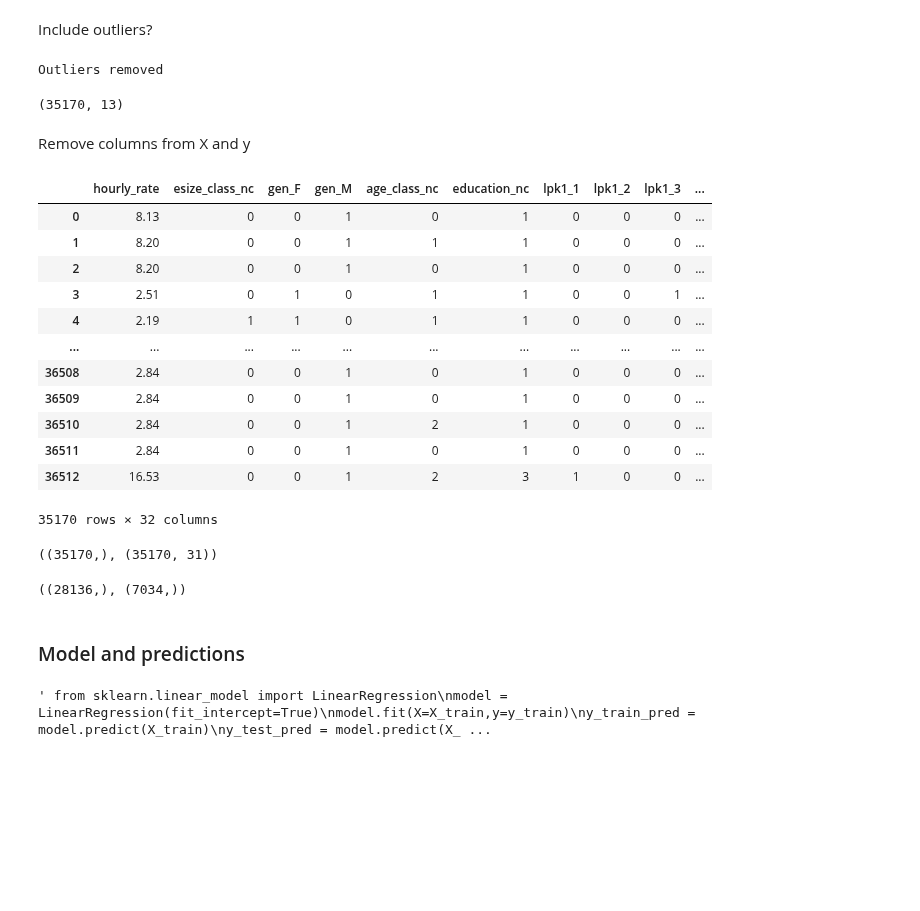
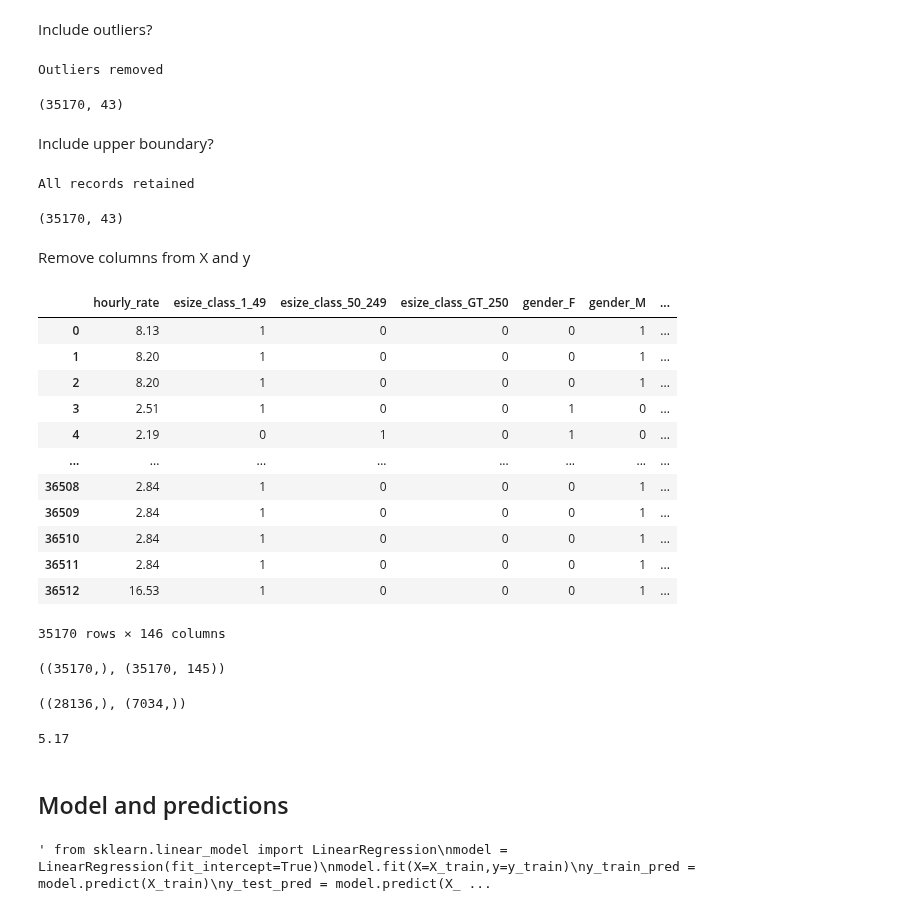
Before and after one commit to EdvinasStonevicius/LT-national-salary-analysis, a Jupyter notebook: python/03-Machine_learning_0_base.ipynb, the cells around one changed output. Drawn from its saved outputs; the diff is of its cells as text; code cells hidden in the pictures; blank space fills up the shorter version.

```diff
--- a/python/03-Machine_learning_0_base.ipynb
+++ b/python/03-Machine_learning_0_base.ipynb
@@ -24,0 +8,4 @@ data
+# %%
+#data = pd.read_csv('../Data/LT_DU_data_for_ML.csv') #Mix of ordinal and One Hot encoding
+data = pd.read_csv('../Data/LT_DU_data_for_ML_all_OneHot.csv') # all features encoded with One Hot
+data.columns
@@ -27,7 +25,7 @@ data
 # %% [markdown]
 Select lpk level
 # %%
-lpk_level = 'lpk1'
+lpk_level = 'lpk'
 #Valid options: 'lpk', 'lpk1', 'lpk2', 'lpk1_nc'
 # %% [markdown]
 Include outliers?
@@ -42,45 +40,65 @@ else:
 data.shape
 # %% [output]
 Outliers removed
-(35170, 13)
+(35170, 43)
+# %% [markdown]
+Include upper boundary?
+# %%
+upper_boundary = 15
+remove_above_boundary = False
+if remove_above_boundary == True:
+    data=data.query('hourly_rate <= @upper_boundary')
+    print('"hourly_rate" values above boundary are removed')
+else:
+    print('All records retained')
+
+data.shape
+# %% [output]
+All records retained
+(35170, 43)
 # %% [markdown]
 Remove columns from X and y
 # %%
-remove_col = ['nace_nc', 'lpk', 'lpk1', 'lpk2', 'lpk1_nc', 'outlier']
+remove_col = ['lpk', 'lpk1', 'lpk2', 'lpk1_nc', 'outlier',
+             'nace_orig','esize_class_orig','gender_orig','age_class_orig','education_orig']
 remove_col.remove(lpk_level)
 # %%
 data_sf = pd.get_dummies(data, prefix=lpk_level ,columns=[lpk_level])
-data_sf = pd.get_dummies(data_sf, prefix='nace' ,columns=['nace'])
 data_sf.drop(columns=remove_col, inplace=True )
 data_sf
 # %% [output]
-|  | hourly_rate | esize_class_nc | gen_F | gen_M | age_class_nc | education_nc | lpk1_1 | lpk1_2 | lpk1_3 | ... |
-| 0 | 8.13 | 0 | 0 | 1 | 0 | 1 | 0 | 0 | 0 | ... |
-| 1 | 8.20 | 0 | 0 | 1 | 1 | 1 | 0 | 0 | 0 | ... |
-| 2 | 8.20 | 0 | 0 | 1 | 0 | 1 | 0 | 0 | 0 | ... |
-| 3 | 2.51 | 0 | 1 | 0 | 1 | 1 | 0 | 0 | 1 | ... |
-| 4 | 2.19 | 1 | 1 | 0 | 1 | 1 | 0 | 0 | 0 | ... |
-| ... | ... | ... | ... | ... | ... | ... | ... | ... | ... | ... |
-| 36508 | 2.84 | 0 | 0 | 1 | 0 | 1 | 0 | 0 | 0 | ... |
-| 36509 | 2.84 | 0 | 0 | 1 | 0 | 1 | 0 | 0 | 0 | ... |
-| 36510 | 2.84 | 0 | 0 | 1 | 2 | 1 | 0 | 0 | 0 | ... |
-| 36511 | 2.84 | 0 | 0 | 1 | 0 | 1 | 0 | 0 | 0 | ... |
-| 36512 | 16.53 | 0 | 0 | 1 | 2 | 3 | 1 | 0 | 0 | ... |
+|  | hourly_rate | esize_class_1_49 | esize_class_50_249 | esize_class_GT_250 | gender_F | gender_M | ... |
+| 0 | 8.13 | 1 | 0 | 0 | 0 | 1 | ... |
+| 1 | 8.20 | 1 | 0 | 0 | 0 | 1 | ... |
+| 2 | 8.20 | 1 | 0 | 0 | 0 | 1 | ... |
+| 3 | 2.51 | 1 | 0 | 0 | 1 | 0 | ... |
+| 4 | 2.19 | 0 | 1 | 0 | 1 | 0 | ... |
+| ... | ... | ... | ... | ... | ... | ... | ... |
+| 36508 | 2.84 | 1 | 0 | 0 | 0 | 1 | ... |
+| 36509 | 2.84 | 1 | 0 | 0 | 0 | 1 | ... |
+| 36510 | 2.84 | 1 | 0 | 0 | 0 | 1 | ... |
+| 36511 | 2.84 | 1 | 0 | 0 | 0 | 1 | ... |
+| 36512 | 16.53 | 1 | 0 | 0 | 0 | 1 | ... |
-35170 rows × 32 columns
+35170 rows × 146 columns
 # %%
 y = data_sf['hourly_rate']
 X = data_sf.drop(columns='hourly_rate')
 y.shape , X.shape
 # %% [output]
-((35170,), (35170, 31))
+((35170,), (35170, 145))
 # %%
 from sklearn.model_selection import train_test_split
 X_train, X_test, y_train, y_test = train_test_split( X, y, test_size=0.20, random_state=0)
 y_train.shape, y_test.shape
 # %% [output]
 ((28136,), (7034,))
+# %%
+y_train_mean = np.mean(y_train)
+y_train_mean.round(2)
+# %% [output]
+5.17
 # %% [markdown]
-### Model and predictions
+## Model and predictions
 # %%
 """ from sklearn.linear_model import LinearRegression
 model = LinearRegression(fit_intercept=True)
```
Also changed, not shown: parts of 11 cells of this notebook, 3 other files.
